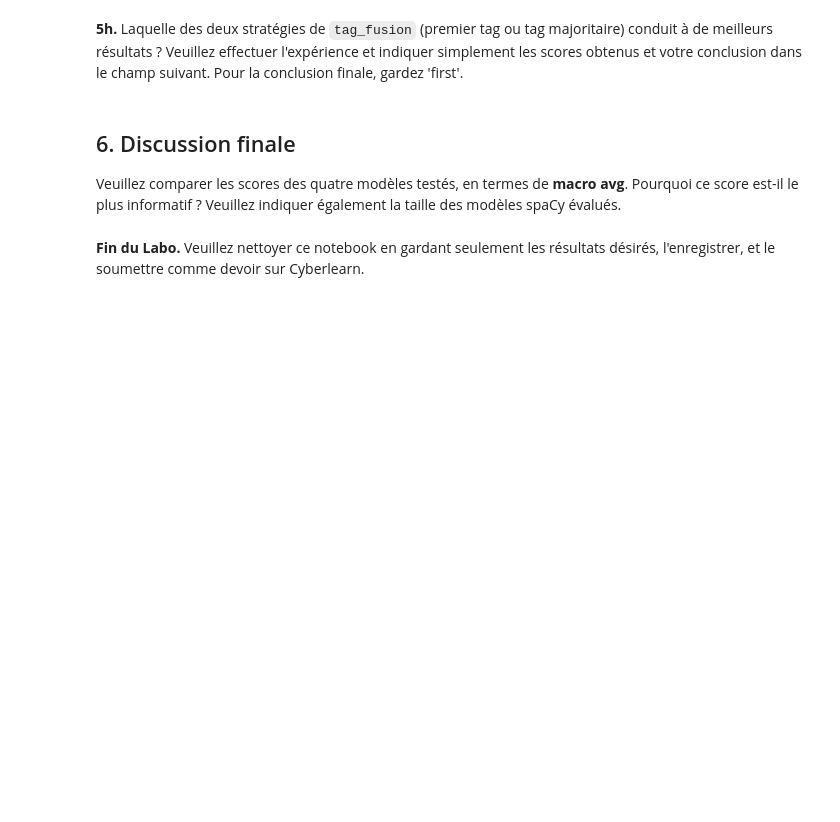
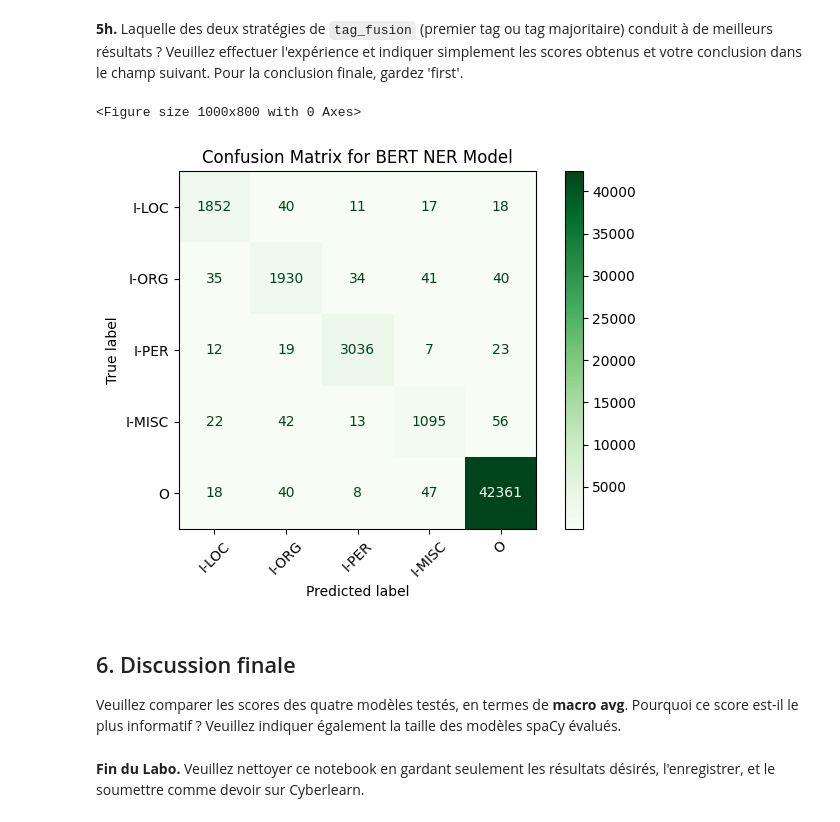
Before and after one commit to Neroil/TAL_Lab_4, a Jupyter notebook: TAL_Labo4_student.ipynb, the cells around one changed output. Cells and saved outputs as stored; diff of their text form; code cells hidden in the pictures; blank space fills up the shorter version.

```diff
--- a/TAL_Labo4_student.ipynb
+++ b/TAL_Labo4_student.ipynb
@@ -488,2 +499,13 @@ IndentationError: expected an indented block after function definition on line 2
 # %% [markdown]
 **5c.** Veuillez afficher le `set` des tags apparaissant dans les résultats de DistilBERT_NER sur les 50 premières phrases du corpus.  Comment se comparent-ils aux tags des données de test CoNLL ?
+# %%
+bert_tags = []
+for i in range(50):
+    sentence = ' '.join(test_tokens[i])
+    berted = nlp(sentence)
+    for tag in berted:
+        bert_tags.append(tag['entity'])
+
+different_tags = set(bert_tags)
+print(f"Tags différents : {(different_tags)}")
+print(f"Nombre total de tags : {len(different_tags)}")
@@ -528,7 +571,13 @@ print_len(convert_tokens(test_tokens[i], tagged_by_bert, tokenized_by_bert.word_
 # %% [markdown]
 **5f.** Veuillez effectuer la reconnaissance des entités nommées avec la pipeline DistilBERT_NER et obtenir la liste finale de tags avec les noms convertis à ceux du jeu de référence grâce à `convert_bert_conll`.
 # %%
-j = 20 # se limiter aux j premières phrases sur les 2970 (utile pendant le développement, mais les utiliser toutes à la fin)
+j = len(test_tokens) # se limiter aux j premières phrases sur les 2970 (utile pendant le développement, mais les utiliser toutes à la fin)
 bert_tags_conv = []
+bert_tags = []
+for i in range(j):
+    sentence = ' '.join(test_tokens[i])
+    berted = nlp(sentence)
+    word_ids = tokenizer(test_tokens[i], add_special_tokens=False, is_split_into_words=True).word_ids()
+    bert_tags += (convert_tokens(test_tokens[i], berted, word_ids))
 
-print(len(bert_tags_conv))
+bert_tags_conv = [convert_bert_conll(tag) for tag in bert_tags]
@@ -535,2 +586,13 @@ print(len(bert_tags_conv))
 # %% [markdown]
 **5g.** En comparant `test_tags` avec `bert_tags_conv`, veuillez afficher le rapport d'évaluation de la classification et la matrice de confusion, pour tous les types de tags apparaissant dans les données de test.
+# %%
+print(f"Nombre total de tags : {len(bert_tags_conv)}")
+print(f"Tags différents : {(set(bert_tags_conv))}")
+print(f"Nombre total de tags : {len(set(bert_tags_conv))}")
+labels = list(set(spacy_tags_conv2))
+report = classification_report(
+    y_true=test_tags,
+    y_pred=bert_tags_conv,
+    labels=labels
+)
+print(report)
@@ -537,5 +614,19 @@ print(len(bert_tags_conv))
 # %% [markdown]
 **5h.** Laquelle des deux stratégies de `tag_fusion` (premier tag ou tag majoritaire) conduit à de meilleurs résultats ?  Veuillez effectuer l'expérience et indiquer simplement les scores obtenus et votre conclusion dans le champ suivant.  Pour la conclusion finale, gardez 'first'.
+# %%
+cm = confusion_matrix(test_tags, bert_tags_conv, labels=labels)
+
+plt.figure(figsize=(10, 8))
+display = ConfusionMatrixDisplay(confusion_matrix=cm,
+                                display_labels=labels)
+
+display.plot(cmap='Greens', xticks_rotation=45)
+plt.title('Confusion Matrix for BERT NER Model')
+plt.tight_layout()
+plt.show()
+# %% [output]
+<Figure size 1000x800 with 0 Axes>
+[figure, added]
 # %% [markdown]
 ## 6. Discussion finale
 
```
Also changed, not shown: parts of 14 cells of this notebook.
